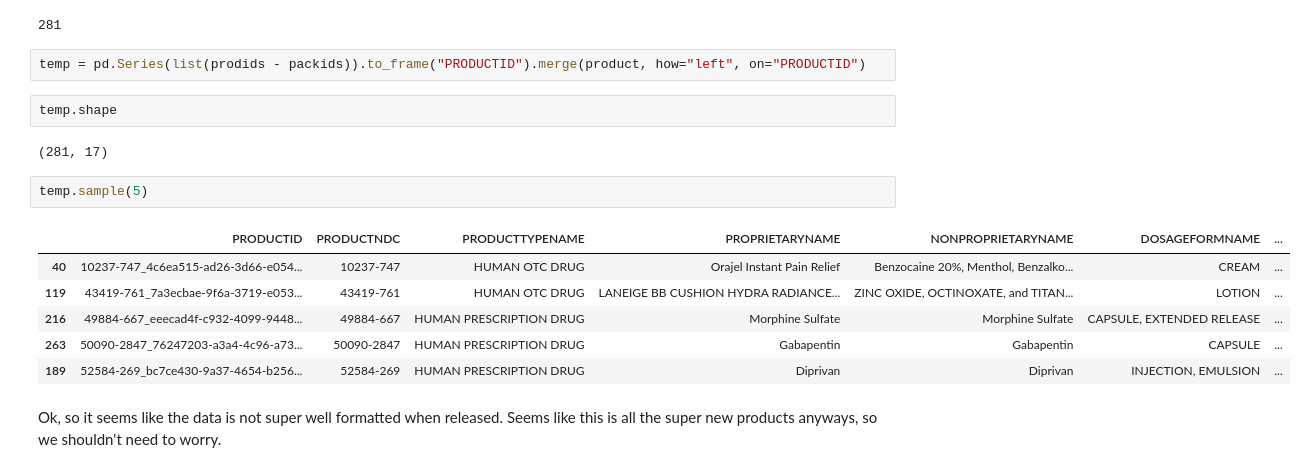
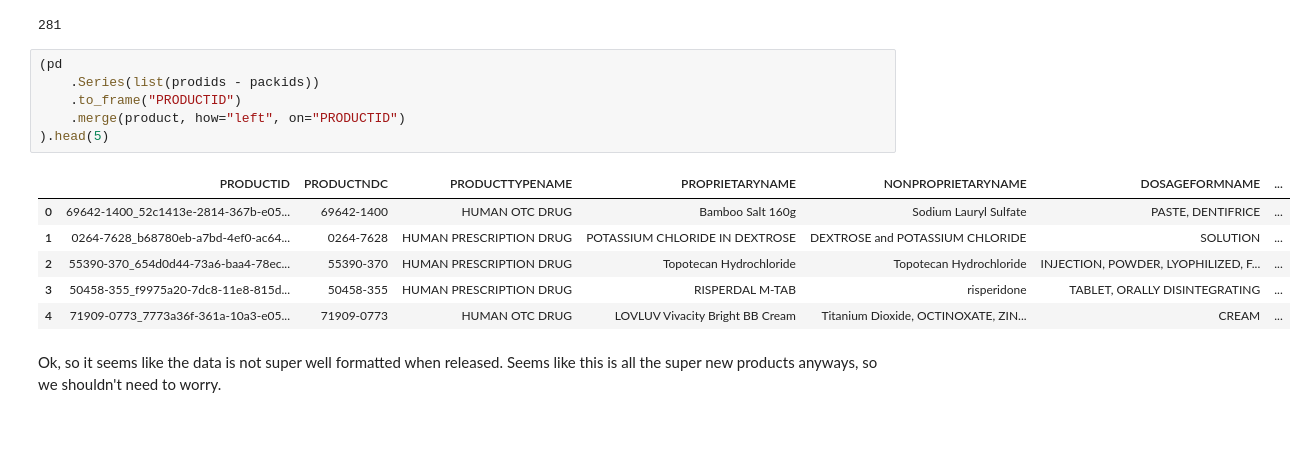
Before and after one commit to veleritas/ndc_active_ingredients, a Jupyter notebook: code/fda_ndc/create_merged_file.ipynb, the cells around one changed output. Drawn from its saved outputs; the diff is of its cells as text; blank space fills up the shorter version.

Commit message:
Update FDA NDC table merger
Simplify the code slightly.

```diff
--- a/code/fda_ndc/create_merged_file.ipynb
+++ b/code/fda_ndc/create_merged_file.ipynb
@@ -78,20 +82,18 @@ len(prodids - packids)
 # %% [output]
 281
 # %%
-temp = pd.Series(list(prodids - packids)).to_frame("PRODUCTID").merge(product, how="left", on="PRODUCTID")
+(pd
+    .Series(list(prodids - packids))
+    .to_frame("PRODUCTID")
+    .merge(product, how="left", on="PRODUCTID")
+).head(5)
+# %% [output]
+|  | PRODUCTID | PRODUCTNDC | PRODUCTTYPENAME | PROPRIETARYNAME | NONPROPRIETARYNAME | DOSAGEFORMNAME | ... |
+| 0 | 69642-1400_52c1413e-2814-367b-e05... | 69642-1400 | HUMAN OTC DRUG | Bamboo Salt 160g | Sodium Lauryl Sulfate | PASTE, DENTIFRICE | ... |
+| 1 | 0264-7628_b68780eb-a7bd-4ef0-ac64... | 0264-7628 | HUMAN PRESCRIPTION DRUG | POTASSIUM CHLORIDE IN DEXTROSE | DEXTROSE and POTASSIUM CHLORIDE | SOLUTION | ... |
+| 2 | 55390-370_654d0d44-73a6-baa4-78ec... | 55390-370 | HUMAN PRESCRIPTION DRUG | Topotecan Hydrochloride | Topotecan Hydrochloride | INJECTION, POWDER, LYOPHILIZED, F... | ... |
+| 3 | 50458-355_f9975a20-7dc8-11e8-815d... | 50458-355 | HUMAN PRESCRIPTION DRUG | RISPERDAL M-TAB | risperidone | TABLET, ORALLY DISINTEGRATING | ... |
+| 4 | 71909-0773_7773a36f-361a-10a3-e05... | 71909-0773 | HUMAN OTC DRUG | LOVLUV Vivacity Bright BB Cream | Titanium Dioxide, OCTINOXATE, ZIN... | CREAM | ... |
-# %%
-temp.shape
-# %% [output]
-(281, 17)
-# %%
-temp.sample(5)
-# %% [output]
-|  | PRODUCTID | PRODUCTNDC | PRODUCTTYPENAME | PROPRIETARYNAME | NONPROPRIETARYNAME | DOSAGEFORMNAME | ... |
-| 40 | 10237-747_4c6ea515-ad26-3d66-e054... | 10237-747 | HUMAN OTC DRUG | Orajel Instant Pain Relief | Benzocaine 20%, Menthol, Benzalko... | CREAM | ... |
-| 119 | 43419-761_7a3ecbae-9f6a-3719-e053... | 43419-761 | HUMAN OTC DRUG | LANEIGE BB CUSHION HYDRA RADIANCE... | ZINC OXIDE, OCTINOXATE, and TITAN... | LOTION | ... |
-| 216 | 49884-667_eeecad4f-c932-4099-9448... | 49884-667 | HUMAN PRESCRIPTION DRUG | Morphine Sulfate | Morphine Sulfate | CAPSULE, EXTENDED RELEASE | ... |
-| 263 | 50090-2847_76247203-a3a4-4c96-a73... | 50090-2847 | HUMAN PRESCRIPTION DRUG | Gabapentin | Gabapentin | CAPSULE | ... |
-| 189 | 52584-269_bc7ce430-9a37-4654-b256... | 52584-269 | HUMAN PRESCRIPTION DRUG | Diprivan | Diprivan | INJECTION, EMULSION | ... |
 # %% [markdown]
 Ok, so it seems like the data is not super well formatted when released. Seems like this is all the super new products anyways, so we shouldn't need to worry.
 # %% [markdown]
```
Also changed, not shown: parts of 2 cells of this notebook.
